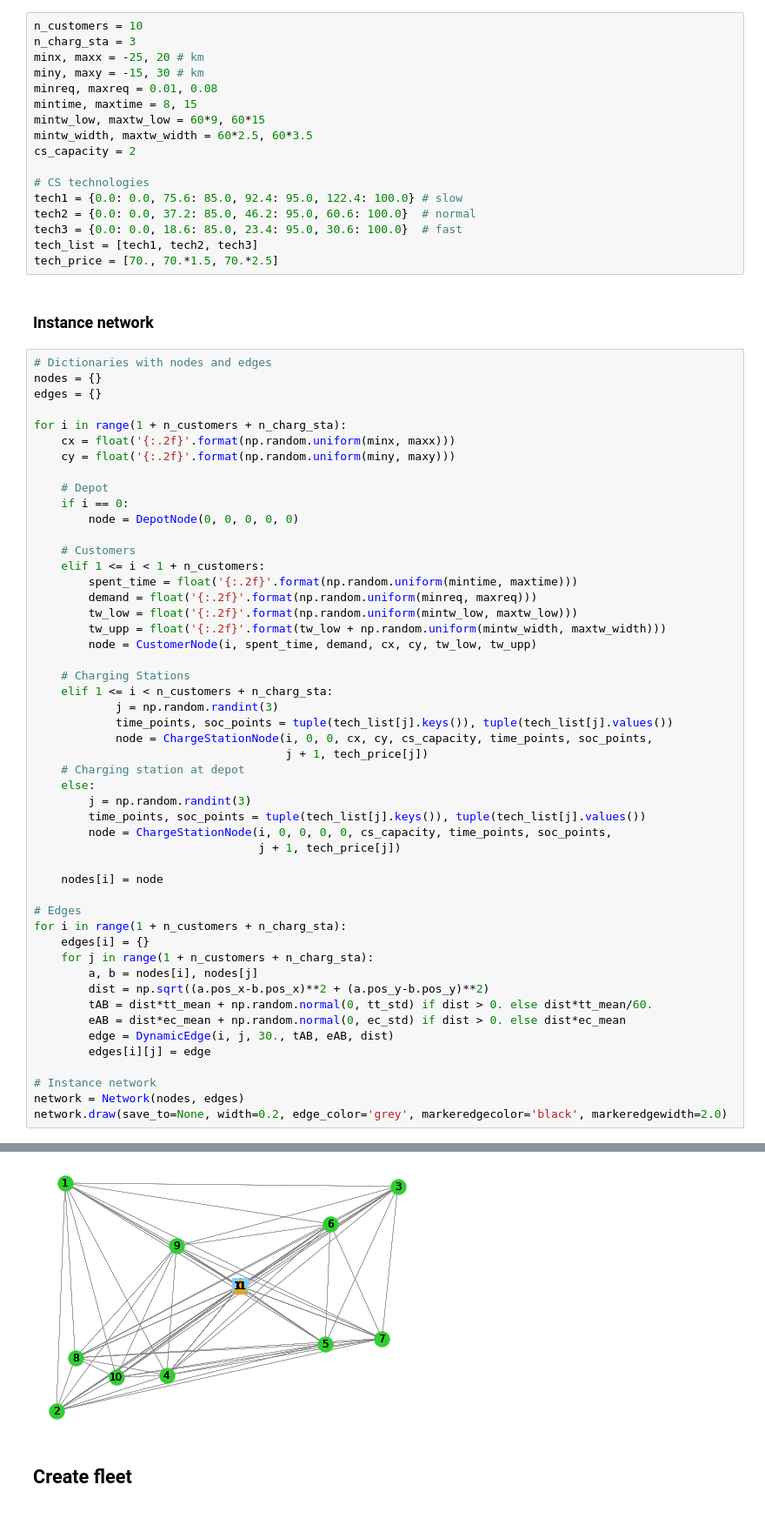
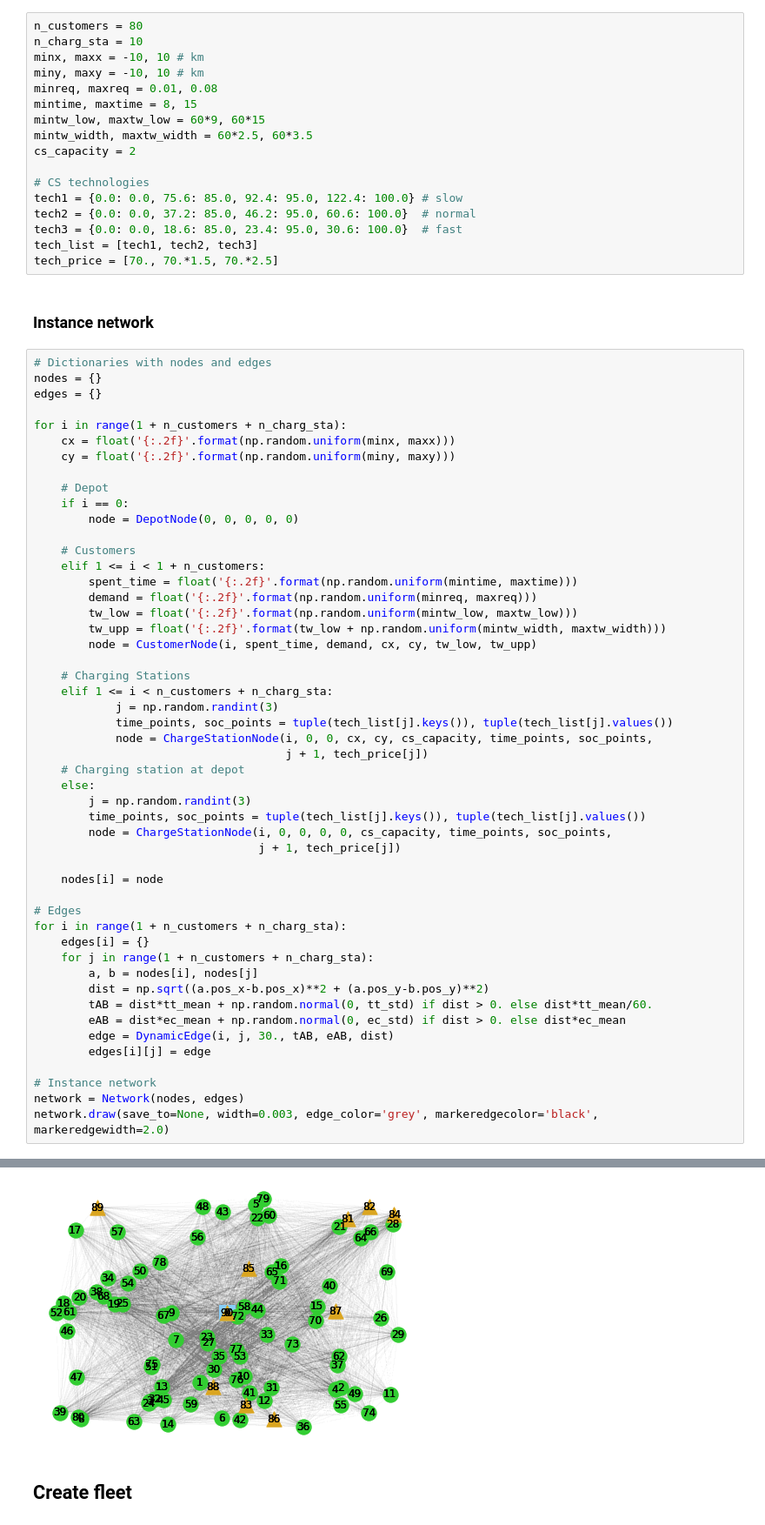
Before and after one commit to jpfutalef/DynamicStochasticElectricVRP, a Jupyter notebook: notebooks/instanceCreatorUtility.ipynb, the cells around one changed output, grey strips where cells are left out. Shown at 87% size. Cells and saved outputs as stored; diff of their text form.

```diff
--- a/notebooks/instanceCreatorUtility.ipynb
+++ b/notebooks/instanceCreatorUtility.ipynb
@@ -87,10 +88,10 @@ fig.subplots_adjust(top=0.9)
 # %% [markdown]
 ### Network params
 # %%
-n_customers = 10
-n_charg_sta = 3
-minx, maxx = -25, 20 # km
-miny, maxy = -15, 30 # km
+n_customers = 80
+n_charg_sta = 10
+minx, maxx = -10, 10 # km
+miny, maxy = -10, 10 # km
 minreq, maxreq = 0.01, 0.08
 mintime, maxtime = 8, 15
 mintw_low, maxtw_low = 60*9, 60*15
@@ -130,35 +131,35 @@ for i in range(1 + n_customers + n_charg_sta):
     elif 1 <= i < n_customers + n_charg_sta:
             j = np.random.randint(3)
             time_points, soc_points = tuple(tech_list[j].keys()), tuple(tech_list[j].values())
             node = ChargeStationNode(i, 0, 0, cx, cy, cs_capacity, time_points, soc_points,
                                      j + 1, tech_price[j])
     # Charging station at depot
     else:
         j = np.random.randint(3)
         time_points, soc_points = tuple(tech_list[j].keys()), tuple(tech_list[j].values())
         node = ChargeStationNode(i, 0, 0, 0, 0, cs_capacity, time_points, soc_points,
                                  j + 1, tech_price[j])
 
     nodes[i] = node
 
 # Edges
 for i in range(1 + n_customers + n_charg_sta):
     edges[i] = {}
     for j in range(1 + n_customers + n_charg_sta):
         a, b = nodes[i], nodes[j]
         dist = np.sqrt((a.pos_x-b.pos_x)**2 + (a.pos_y-b.pos_y)**2)
         tAB = dist*tt_mean + np.random.normal(0, tt_std) if dist > 0. else dist*tt_mean/60.
         eAB = dist*ec_mean + np.random.normal(0, ec_std) if dist > 0. else dist*ec_mean
         edge = DynamicEdge(i, j, 30., tAB, eAB, dist)
         edges[i][j] = edge
 
 # Instance network
 network = Network(nodes, edges)
-network.draw(save_to=None, width=0.2, edge_color='grey', markeredgecolor='black', markeredgewidth=2.0)
+network.draw(save_to=None, width=0.003, edge_color='grey', markeredgecolor='black', markeredgewidth=2.0)
 # %% [output]
 (<Figure size 432x288 with 1 Axes>,
  <networkx.classes.digraph.DiGraph at 0x...>)
-[figure, old version]
+[figure, new version]
 # %% [markdown]
 ## Create fleet
 # %% [markdown]
```
Also changed, not shown: parts of 5 cells of this notebook, 9 other files.
